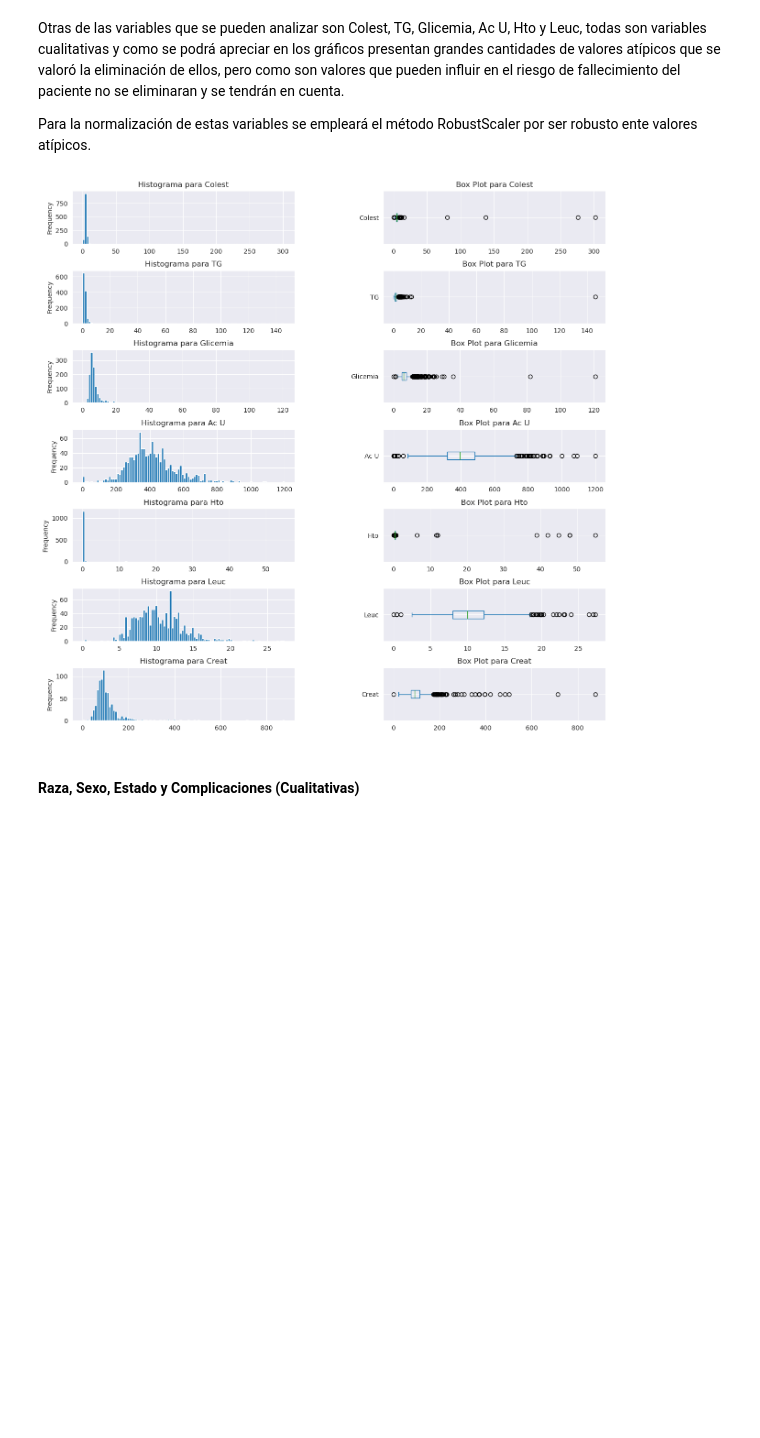
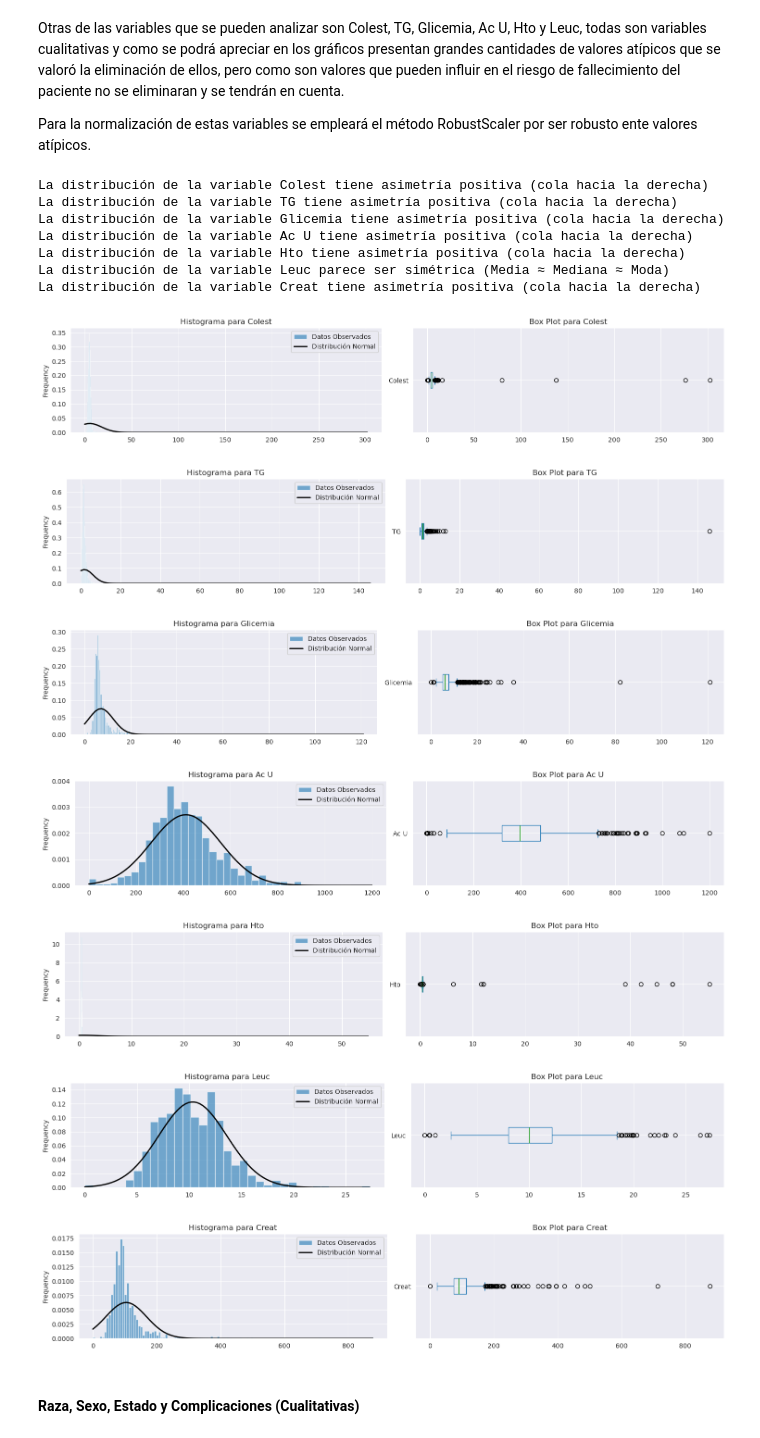
Before and after one commit to rguez4828/CURSO_CDIA, a Jupyter notebook: proyecto_coronario_cdia.ipynb, the cells around one changed output. Drawn from its saved outputs; the diff is of its cells as text; code cells hidden in the pictures; blank space fills up the shorter version.

Commit message:
Se modifico el analisis de variables

```diff
--- a/proyecto_coronario_cdia.ipynb
+++ b/proyecto_coronario_cdia.ipynb
@@ -517,55 +558,33 @@ Otras de las variables que se pueden analizar son Colest, TG, Glicemia, Ac U, Ht
 
 Para la normalización de estas variables se empleará el método RobustScaler por ser robusto ente valores atípicos.
 # %%
-fig, axs = plt.subplots(7,2,figsize=(15, 15))
-
 # 'Colest', 'TG', 'Glicemia', 'Ac U', 'Hto', 'Leuc'
 
-axs[0,0].set_title("Histograma para Colest")
-coronario_sel_csv_df['Colest'].plot(kind='hist', bins=100,ax=axs[0,0])
-
-axs[0,1].set_title("Box Plot para Colest")
-coronario_sel_csv_df['Colest'].plot(kind='box', vert=False, ax=axs[0,1])
-
-axs[1,0].set_title("Histograma para TG")
-coronario_sel_csv_df['TG'].plot(kind='hist', bins=100,ax=axs[1,0])
-
-axs[1,1].set_title("Box Plot para TG")
-coronario_sel_csv_df['TG'].plot(kind='box', vert=False, ax=axs[1,1])
-
-axs[2,0].set_title("Histograma para Glicemia")
-coronario_sel_csv_df['Glicemia'].plot(kind='hist', bins=100,ax=axs[2,0])
-
-axs[2,1].set_title("Box Plot para Glicemia")
-coronario_sel_csv_df['Glicemia'].plot(kind='box', vert=False, ax=axs[2,1])
-
-axs[3,0].set_title("Histograma para Ac U")
-coronario_sel_csv_df['Ac U'].plot(kind='hist', bins=100,ax=axs[3,0])
-
-axs[3,1].set_title("Box Plot para Ac U")
-coronario_sel_csv_df['Ac U'].plot(kind='box', vert=False, ax=axs[3,1])
-
-axs[4,0].set_title("Histograma para Hto")
-coronario_sel_csv_df['Hto'].plot(kind='hist', bins=100,ax=axs[4,0])
-
-axs[4,1].set_title("Box Plot para Hto")
-coronario_sel_csv_df['Hto'].plot(kind='box', vert=False, ax=axs[4,1])
-
-axs[5,0].set_title("Histograma para Leuc")
-coronario_sel_csv_df['Leuc'].plot(kind='hist', bins=100,ax=axs[5,0])
-
-axs[5,1].set_title("Box Plot para Leuc")
-coronario_sel_csv_df['Leuc'].plot(kind='box', vert=False, ax=axs[5,1])
-
-axs[6,0].set_title("Histograma para Creat")
-coronario_sel_csv_df['Creat'].plot(kind='hist', bins=100,ax=axs[6,0])
-
-axs[6,1].set_title("Box Plot para Creat")
-coronario_sel_csv_df['Creat'].plot(kind='box', vert=False, ax=axs[6,1])
+analisis_var_cualitativa(coronario_sel_csv_df['Colest'])
+analisis_var_cualitativa(coronario_sel_csv_df['TG'])
+analisis_var_cualitativa(coronario_sel_csv_df['Glicemia'])
+analisis_var_cualitativa(coronario_sel_csv_df['Ac U'])
+analisis_var_cualitativa(coronario_sel_csv_df['Hto'])
+analisis_var_cualitativa(coronario_sel_csv_df['Leuc'])
+analisis_var_cualitativa(coronario_sel_csv_df['Creat'])
 
 plt.subplots_adjust(hspace=0.5, wspace=0.4)
+plt.tight_layout()
 # %% [output]
+La distribución de la variable Colest tiene asimetría positiva (cola hacia la derecha)
+La distribución de la variable TG tiene asimetría positiva (cola hacia la derecha)
+La distribución de la variable Glicemia tiene asimetría positiva (cola hacia la derecha)
+La distribución de la variable Ac U tiene asimetría positiva (cola hacia la derecha)
+La distribución de la variable Hto tiene asimetría positiva (cola hacia la derecha)
+La distribución de la variable Leuc parece ser simétrica (Media ≈ Mediana ≈ Moda)
+La distribución de la variable Creat tiene asimetría positiva (cola hacia la derecha)
-[figure, old version]
+[figure, new version]
+[figure, added]
+[figure, added]
+[figure, added]
+[figure, added]
+[figure, added]
+[figure, added]
 # %% [markdown]
 #### Raza, Sexo, Estado y Complicaciones (Cualitativas)
 # %%
```
Also changed, not shown: parts of 11 cells of this notebook.
